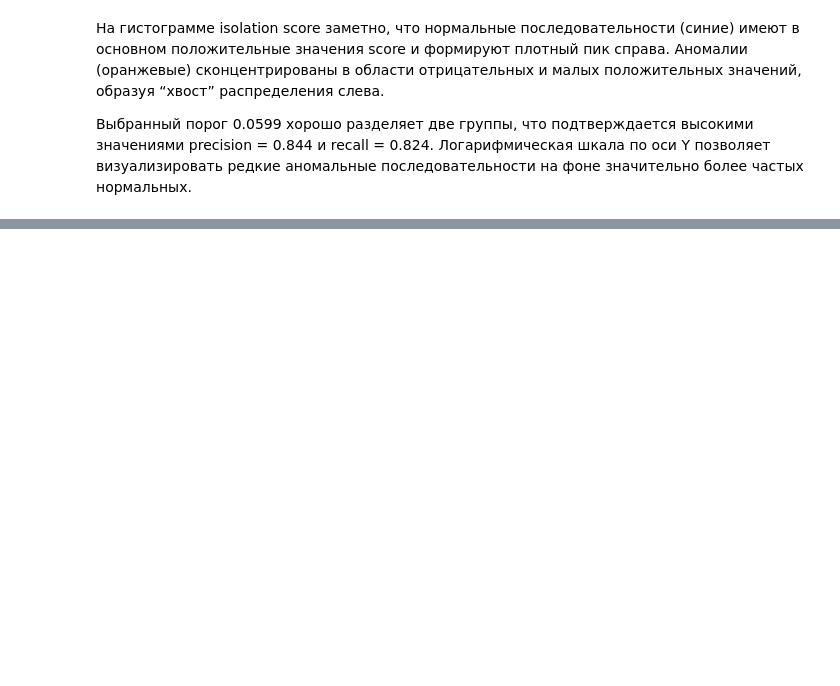
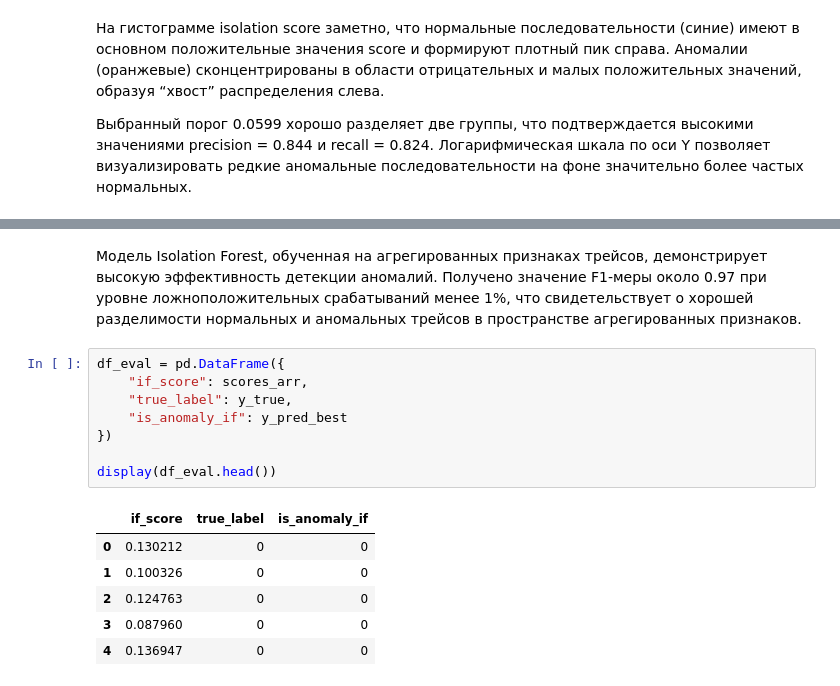
Before and after one commit to r-artyukhov/22-team-project, a Jupyter notebook: ML/IF.ipynb, the cells around one changed output, grey strips where cells are left out. Cells and saved outputs as stored; diff of their text form; blank space fills up the shorter version.

```diff
--- a/ML/IF.ipynb
+++ b/ML/IF.ipynb
@@ -305,0 +480,17 @@ plt.show()
+# %% [markdown]
+Модель Isolation Forest, обученная на агрегированных признаках трейсов, демонстрирует высокую эффективность детекции аномалий. Получено значение F1-меры около 0.97 при уровне ложноположительных срабатываний менее 1%, что свидетельствует о хорошей разделимости нормальных и аномальных трейсов в пространстве агрегированных признаков.
+# %%
+df_eval = pd.DataFrame({
+    "if_score": scores_arr,
+    "true_label": y_true,
+    "is_anomaly_if": y_pred_best
+})
+
+display(df_eval.head())
+# %% [output]
+|  | if_score | true_label | is_anomaly_if |
+| 0 | 0.130212 | 0 | 0 |
+| 1 | 0.100326 | 0 | 0 |
+| 2 | 0.124763 | 0 | 0 |
+| 3 | 0.087960 | 0 | 0 |
+| 4 | 0.136947 | 0 | 0 |
```
Also changed, not shown: parts of 11 cells of this notebook.
